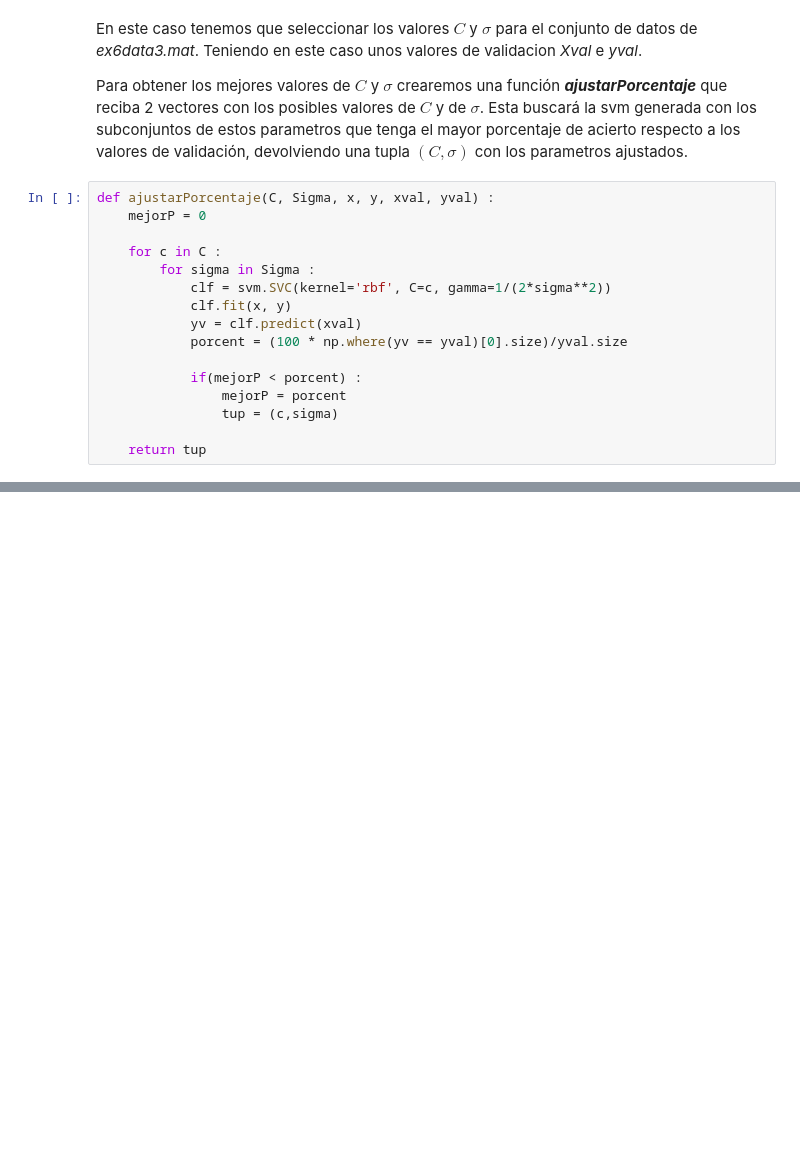
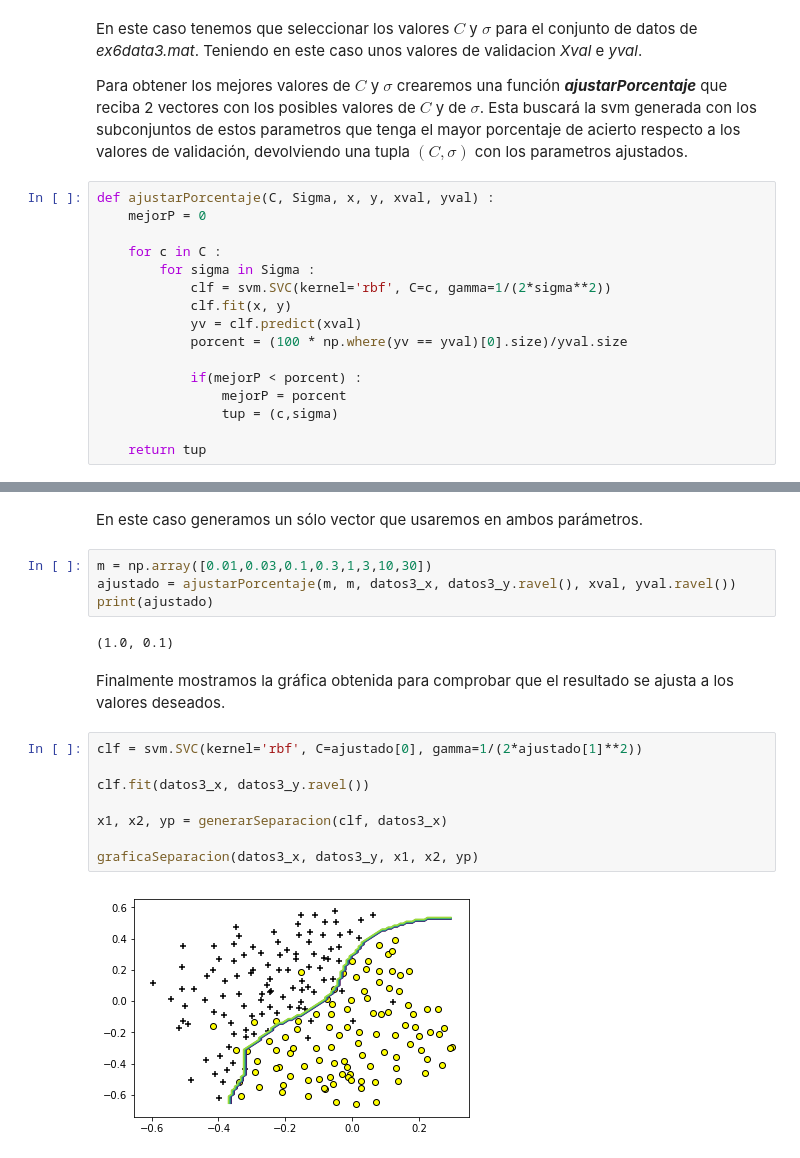
Before and after one commit to arturobp3/Machine_Learning, a Jupyter notebook: Practica_6/Practica 6.ipynb, the cells around one changed output, grey strips where cells are left out. Saved outputs shown, nothing was run; the diff lists cells and outputs as text; blank space fills up the shorter version.

```diff
--- a/Practica_6/Practica 6.ipynb
+++ b/Practica_6/Practica 6.ipynb
@@ -165,0 +165,20 @@ SyntaxError: invalid syntax (<ipython-input-68-e2dc57df5851>, line 1)
+# %% [markdown]
+En este caso generamos un sólo vector que usaremos en ambos parámetros.
+# %%
+m = np.array([0.01,0.03,0.1,0.3,1,3,10,30])
+ajustado = ajustarPorcentaje(m, m, datos3_x, datos3_y.ravel(), xval, yval.ravel())
+print(ajustado)
+# %% [output]
+(1.0, 0.1)
+# %% [markdown]
+Finalmente mostramos la gráfica obtenida para comprobar que el resultado se ajusta a los valores deseados.
+# %%
+clf = svm.SVC(kernel='rbf', C=ajustado[0], gamma=1/(2*ajustado[1]**2))
+
+clf.fit(datos3_x, datos3_y.ravel())
+
+x1, x2, yp = generarSeparacion(clf, datos3_x)
+
+graficaSeparacion(datos3_x, datos3_y, x1, x2, yp)
+# %% [output]
+[figure, added]
```
Also changed, not shown: parts of 4 cells of this notebook.
